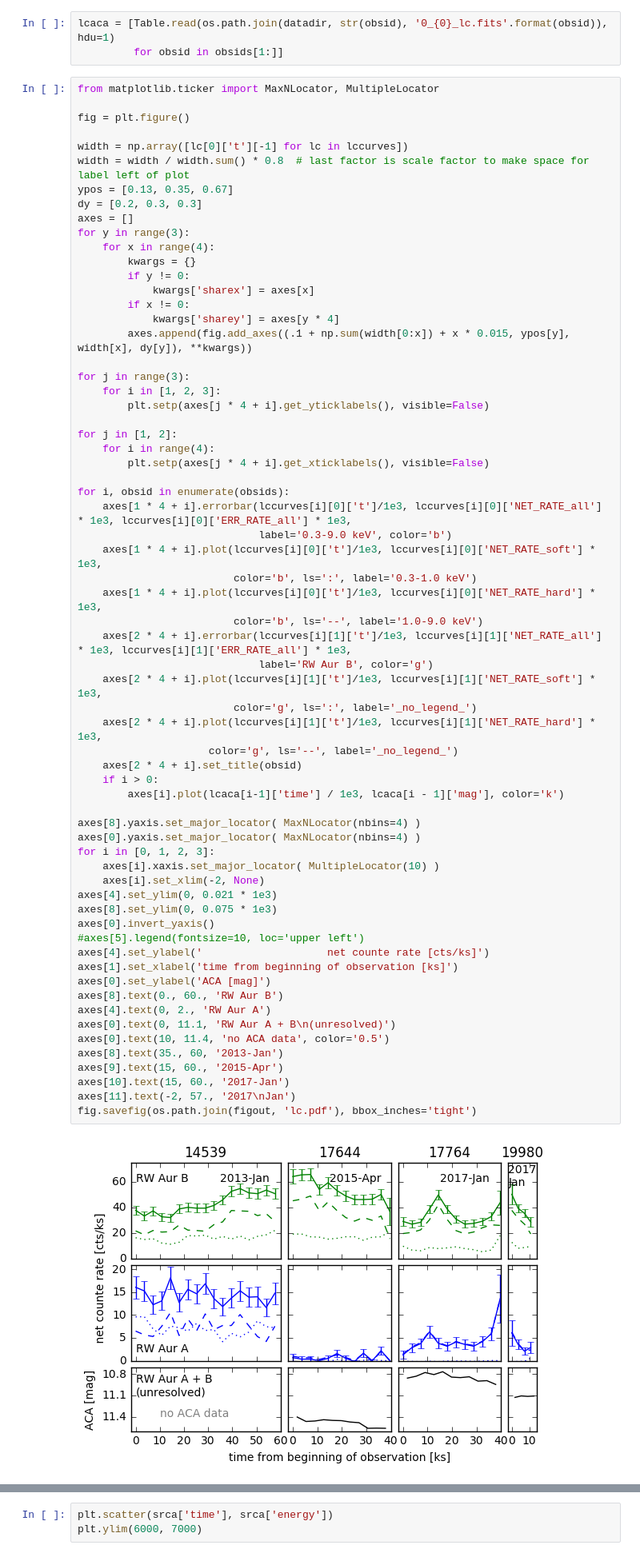
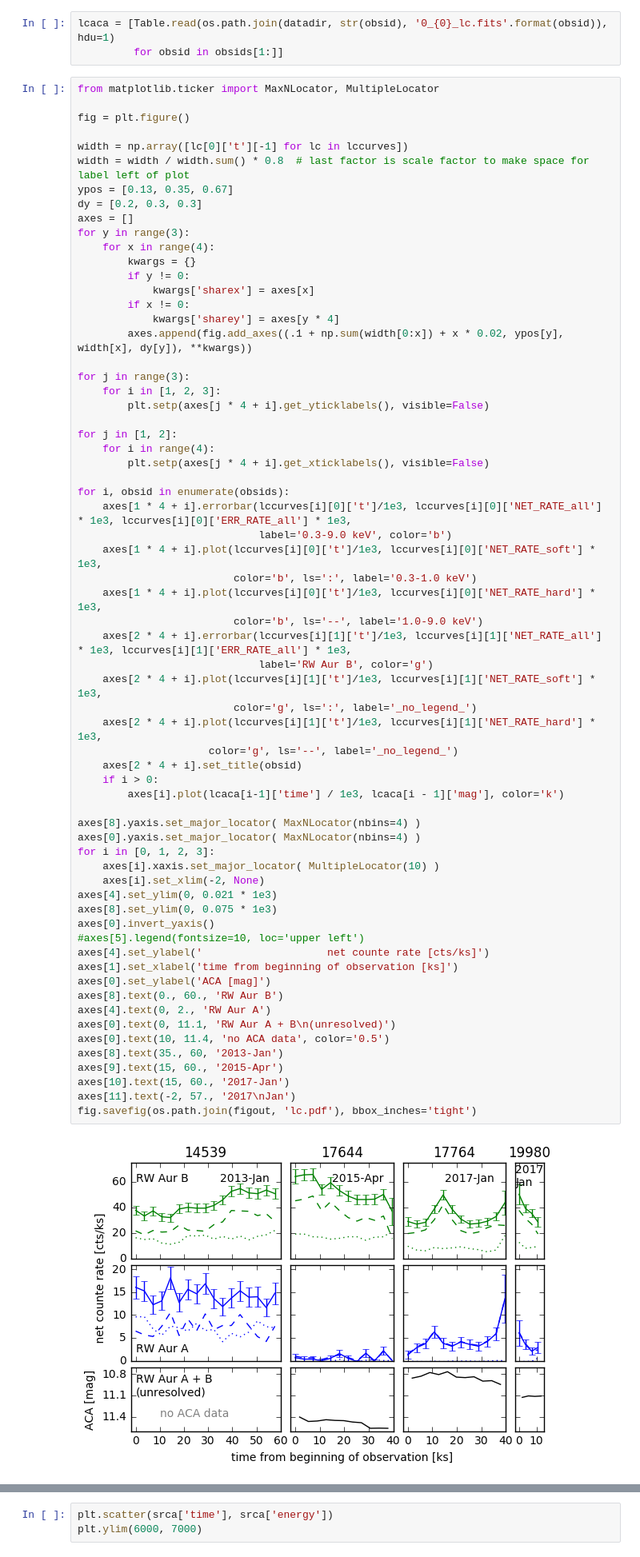
Before and after one commit to hamogu/RWAur, a Jupyter notebook: article.ipynb, the cells around one changed output, grey strips where cells are left out. Shown at 80% size. Cells and saved outputs as stored; diff of their text form.

```diff
--- a/article.ipynb
+++ b/article.ipynb
@@ -330,7 +272,7 @@ for y in range(3):
             kwargs['sharex'] = axes[x]
         if x != 0:
             kwargs['sharey'] = axes[y * 4]
-        axes.append(fig.add_axes((.1 + np.sum(width[0:x]) + x * 0.015, ypos[y], width[x], dy[y]), **kwargs))
+        axes.append(fig.add_axes((.1 + np.sum(width[0:x]) + x * 0.02, ypos[y], width[x], dy[y]), **kwargs))
 
 for j in range(3):
     for i in [1, 2, 3]:
@@ -352,34 +294,34 @@ for i, obsid in enumerate(obsids):
     axes[2 * 4 + i].plot(lccurves[i][1]['t']/1e3, lccurves[i][1]['NET_RATE_soft'] * 1e3,
                          color='g', ls=':', label='_no_legend_')
     axes[2 * 4 + i].plot(lccurves[i][1]['t']/1e3, lccurves[i][1]['NET_RATE_hard'] * 1e3,
                      color='g', ls='--', label='_no_legend_')
     axes[2 * 4 + i].set_title(obsid)
     if i > 0:
         axes[i].plot(lcaca[i-1]['time'] / 1e3, lcaca[i - 1]['mag'], color='k')
 
 axes[8].yaxis.set_major_locator( MaxNLocator(nbins=4) )
 axes[0].yaxis.set_major_locator( MaxNLocator(nbins=4) )
 for i in [0, 1, 2, 3]:
     axes[i].xaxis.set_major_locator( MultipleLocator(10) )
     axes[i].set_xlim(-2, None)
 axes[4].set_ylim(0, 0.021 * 1e3)
 axes[8].set_ylim(0, 0.075 * 1e3)
 axes[0].invert_yaxis()
 #axes[5].legend(fontsize=10, loc='upper left')
 axes[4].set_ylabel('                    net counte rate [cts/ks]')
 axes[1].set_xlabel('time from beginning of observation [ks]')
 axes[0].set_ylabel('ACA [mag]')
 axes[8].text(0., 60., 'RW Aur B')
 axes[4].text(0, 2., 'RW Aur A')
 axes[0].text(0, 11.1, 'RW Aur A + B\n(unresolved)')
 axes[0].text(10, 11.4, 'no ACA data', color='0.5')
 axes[8].text(35., 60, '2013-Jan')
 axes[9].text(15, 60., '2015-Apr')
 axes[10].text(15, 60., '2017-Jan')
 axes[11].text(-2, 57., '2017\nJan')
 fig.savefig(os.path.join(figout, 'lc.pdf'), bbox_inches='tight')
 # %% [output]
-[figure, old version]
+[figure, new version]
 # %% [raw]
 \begin{figure*}[ht!]
     \centering
```
Also changed, not shown: parts of 54 cells of this notebook, 2 other files.
